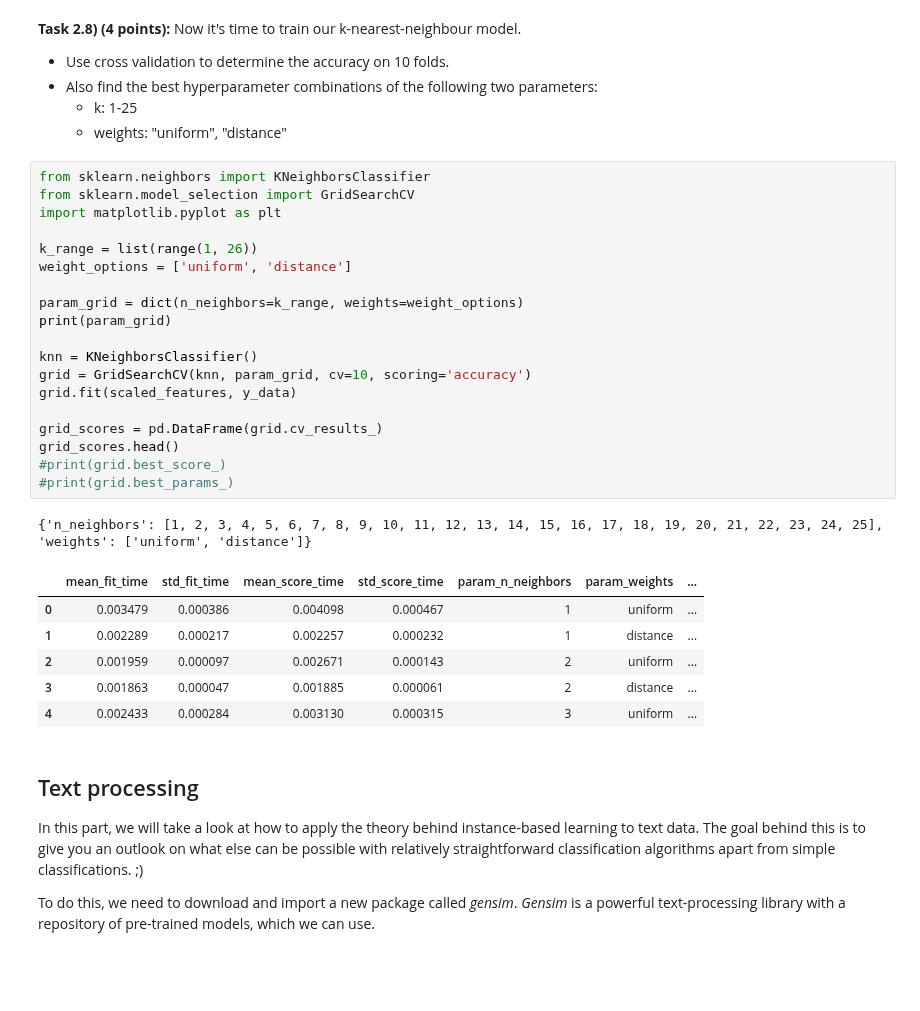
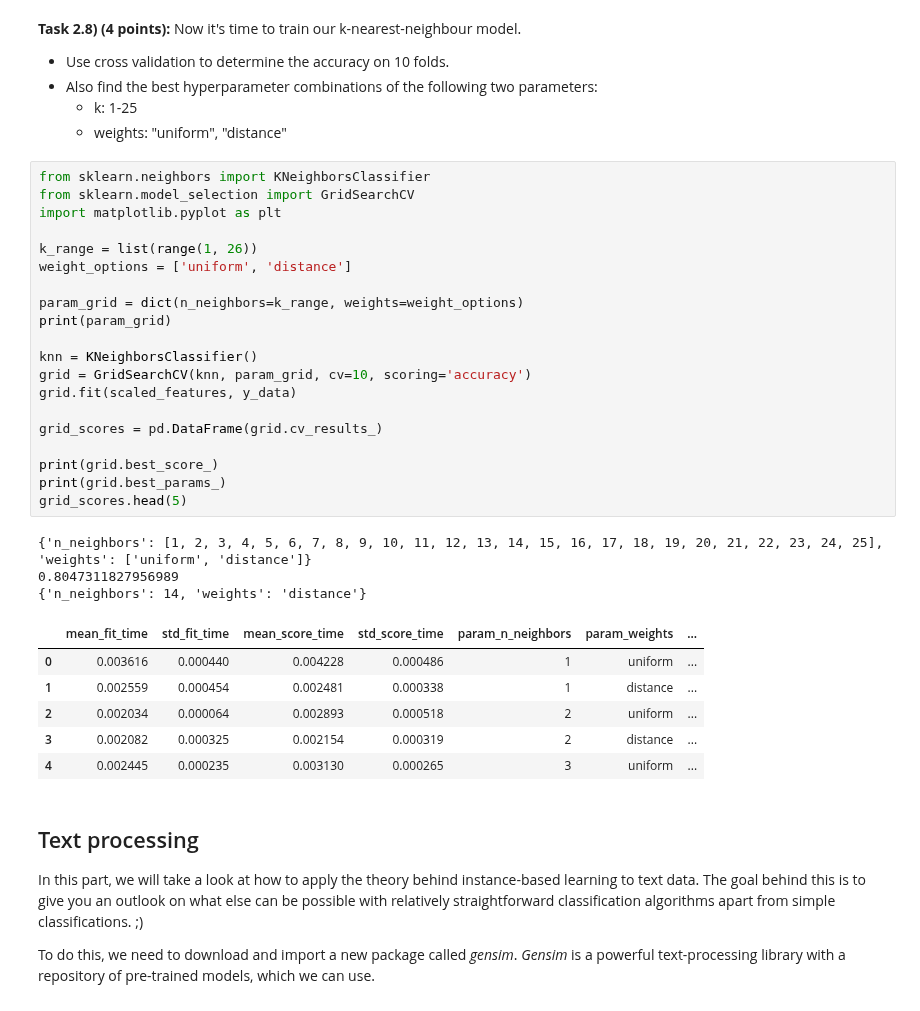
Before and after one commit to FAHADSUST/ML-Assignment, a Jupyter notebook: assignment_graded_2/assignment_graded_2.ipynb, the cells around one changed output. Drawn from its saved outputs; the diff is of its cells as text; blank space fills up the shorter version.

```diff
--- a/assignment_graded_2/assignment_graded_2.ipynb
+++ b/assignment_graded_2/assignment_graded_2.ipynb
@@ -154,30 +154,33 @@ __Task 2.8) (4 points):__ Now it's time to train our k-nearest-neighbour model.
 # %%
 from sklearn.neighbors import KNeighborsClassifier
 from sklearn.model_selection import GridSearchCV
 import matplotlib.pyplot as plt
 
 k_range = list(range(1, 26))
 weight_options = ['uniform', 'distance']
 
 param_grid = dict(n_neighbors=k_range, weights=weight_options)
 print(param_grid)
 
 knn = KNeighborsClassifier()
 grid = GridSearchCV(knn, param_grid, cv=10, scoring='accuracy')
 grid.fit(scaled_features, y_data)
 
 grid_scores = pd.DataFrame(grid.cv_results_)
-grid_scores.head()
-#print(grid.best_score_)
-#print(grid.best_params_)
+
+print(grid.best_score_)
+print(grid.best_params_)
+grid_scores.head(5)
 # %% [output]
 {'n_neighbors': [1, 2, 3, 4, 5, 6, 7, 8, 9, 10, 11, 12, 13, 14, 15, 16, 17, 18, 19, 20, 21, 22, 23, 24, 25], 'weights': ['uniform', 'distance']}
+0.8047311827956989
+{'n_neighbors': 14, 'weights': 'distance'}
 |  | mean_fit_time | std_fit_time | mean_score_time | std_score_time | param_n_neighbors | param_weights | ... |
-| 0 | 0.003479 | 0.000386 | 0.004098 | 0.000467 | 1 | uniform | ... |
-| 1 | 0.002289 | 0.000217 | 0.002257 | 0.000232 | 1 | distance | ... |
-| 2 | 0.001959 | 0.000097 | 0.002671 | 0.000143 | 2 | uniform | ... |
-| 3 | 0.001863 | 0.000047 | 0.001885 | 0.000061 | 2 | distance | ... |
-| 4 | 0.002433 | 0.000284 | 0.003130 | 0.000315 | 3 | uniform | ... |
+| 0 | 0.003616 | 0.000440 | 0.004228 | 0.000486 | 1 | uniform | ... |
+| 1 | 0.002559 | 0.000454 | 0.002481 | 0.000338 | 1 | distance | ... |
+| 2 | 0.002034 | 0.000064 | 0.002893 | 0.000518 | 2 | uniform | ... |
+| 3 | 0.002082 | 0.000325 | 0.002154 | 0.000319 | 2 | distance | ... |
+| 4 | 0.002445 | 0.000235 | 0.003130 | 0.000265 | 3 | uniform | ... |
 # %% [markdown]
 ## Text processing
 In this part, we will take a look at how to apply the theory behind instance-based learning to text data. The goal behind this is to give you an outlook on what else can be possible with relatively straightforward classification algorithms apart from simple classifications. ;)
```
Also changed, not shown: parts of 2 cells of this notebook.
